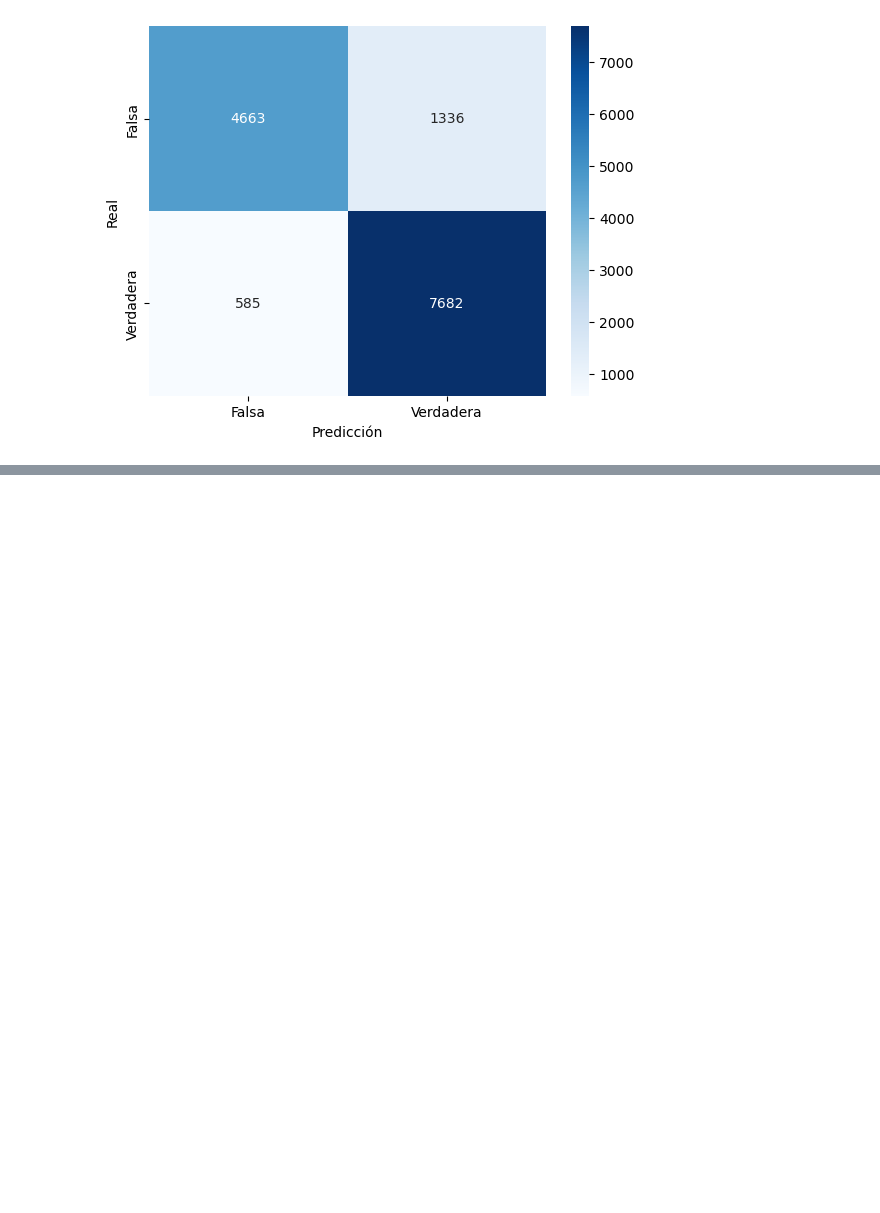
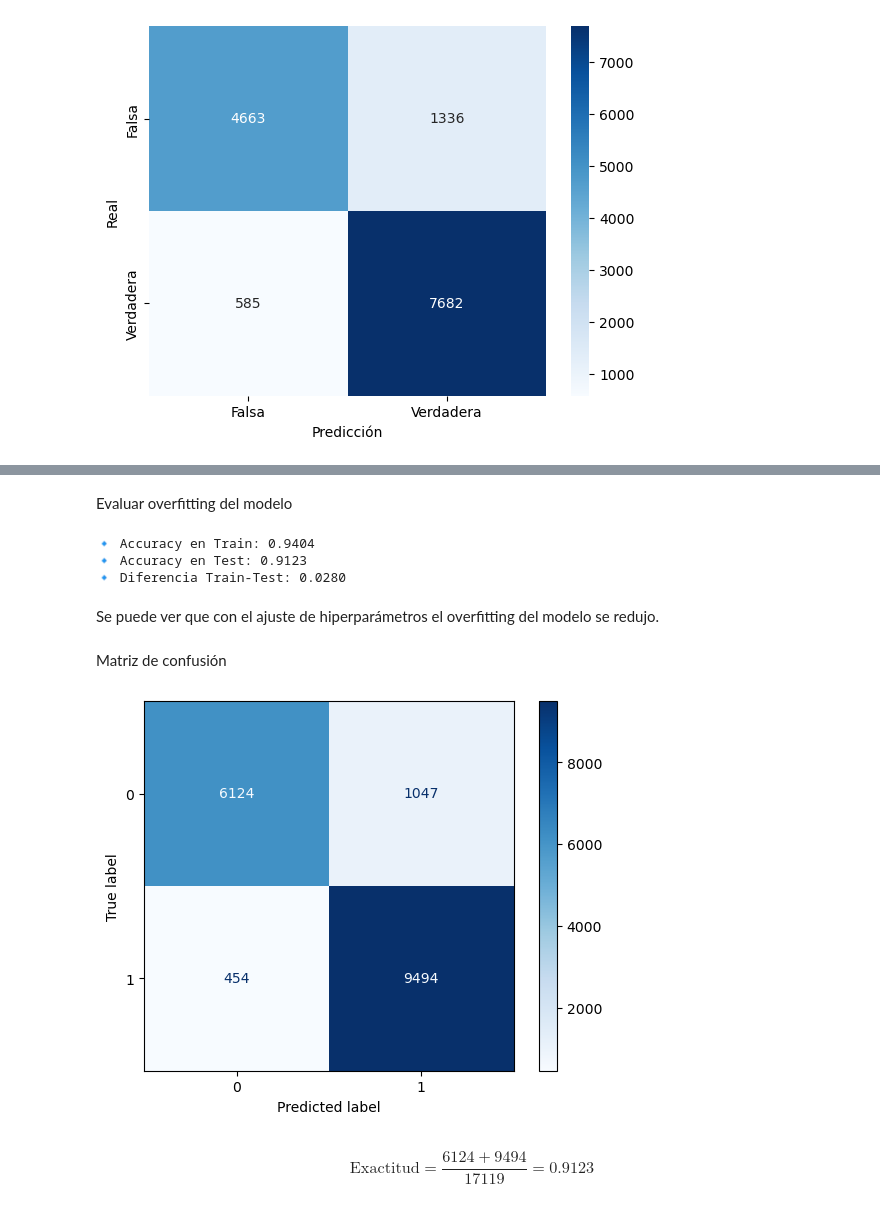
Before and after one commit to JairoFierro/Proy1, a Jupyter notebook: proyecto1.ipynb, the cells around one changed output, grey strips where cells are left out. Saved outputs shown, nothing was run; the diff lists cells and outputs as text; code cells hidden in the pictures; blank space fills up the shorter version.

```diff
--- a/proyecto1.ipynb
+++ b/proyecto1.ipynb
@@ -374,0 +502,11 @@ modelo = grid_search.best_estimator_
+# %%
+random_forest_without_somote = RandomForestClassifier(n_estimators=100, class_weight="balanced", random_state=42)
+random_forest_without_somote.fit(X_train, y_train)
+
+y_prediccion = random_forest_without_somote.predict(X_test)
+
+accuracy = accuracy_score(y_test, y_prediccion)
+classification_rep = classification_report(y_test, y_prediccion)
+
+print(f"Accuracy: {accuracy:.2f}")
+print("\nClassification Report:\n", classification_rep)
@@ -374,0 +561,11 @@ modelo = grid_search.best_estimator_
+# %%
+random_forest1 = RandomForestClassifier(n_estimators=100, min_samples_split=40,  max_leaf_nodes=500, class_weight="balanced", random_state=42)
+random_forest1.fit(X_train, y_train)
+#600
+y_prediccion = random_forest1.predict(X_test)
+
+accuracy = accuracy_score(y_test, y_prediccion)
+classification_rep = classification_report(y_test, y_prediccion)
+
+print(f"Accuracy: {accuracy:.2f}")
+print("\nClassification Report:\n", classification_rep)
@@ -374,0 +584,36 @@ modelo = grid_search.best_estimator_
+# %% [markdown]
+Evaluar overfitting del modelo
+# %%
+# Evaluar en entrenamiento
+train_accuracy = random_forest1.score(X_train, y_train)
+
+# Evaluar en prueba
+test_accuracy = random_forest1.score(X_test, y_test)
+
+print(f"🔹 Accuracy en Train: {train_accuracy:.4f}")
+print(f"🔹 Accuracy en Test: {test_accuracy:.4f}")
+
+print(f"🔹 Diferencia Train-Test: {train_accuracy - test_accuracy:.4f}")
+# %% [output]
+🔹 Accuracy en Train: 0.9404
+🔹 Accuracy en Test: 0.9123
+🔹 Diferencia Train-Test: 0.0280
+# %% [markdown]
+Se puede ver que con el ajuste de hiperparámetros el overfitting del modelo se redujo.
+# %% [markdown]
+Matriz de confusión
+# %%
+from sklearn.metrics import ConfusionMatrixDisplay
+
+cm = confusion_matrix(y_test, y_prediccion)
+
+disp = ConfusionMatrixDisplay(confusion_matrix=cm, display_labels=random_forest1.classes_)
+disp.plot(cmap=plt.cm.Blues)
+
+plt.show()
+# %% [output]
+[figure, added]
+# %% [markdown]
+$$
+\text{Exactitud} = \frac{6124 + 9494}{17119} = 0.9123
+$$
```
Also changed, not shown: parts of 25 cells of this notebook.
